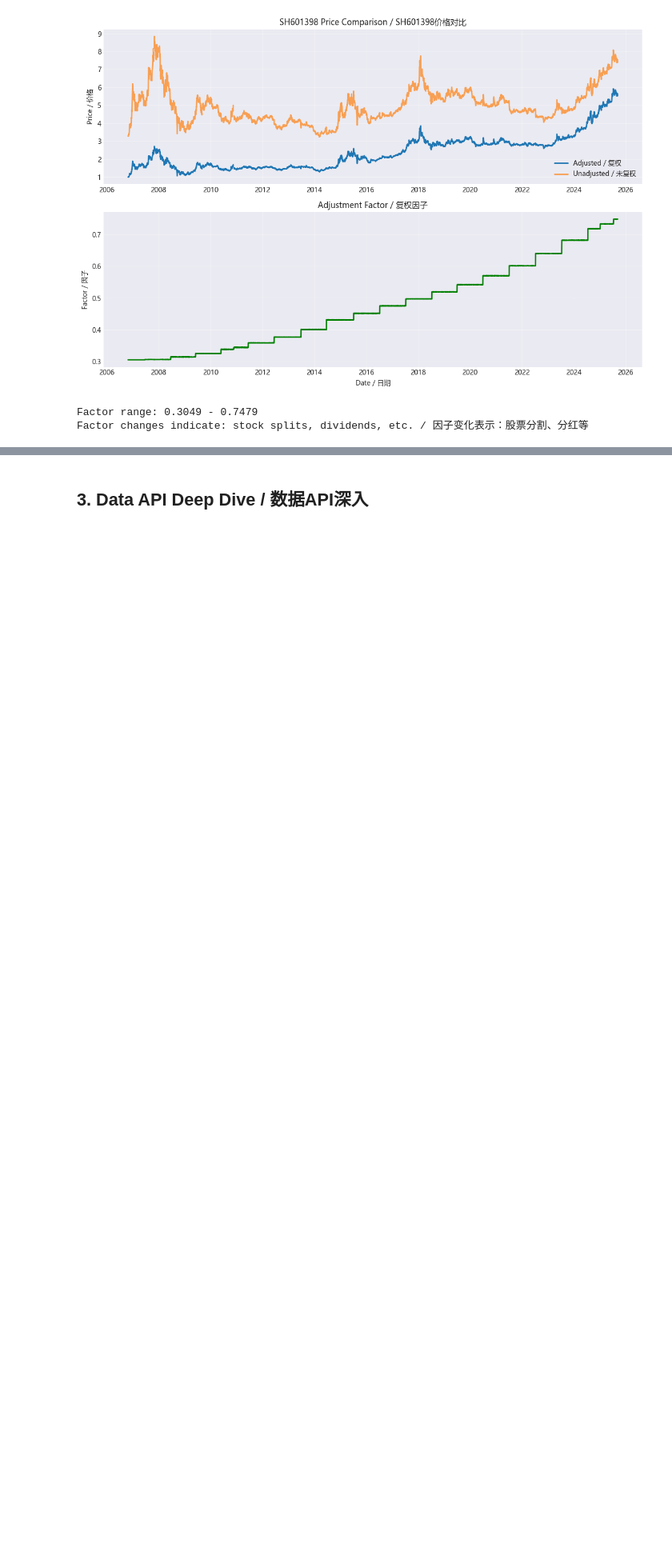
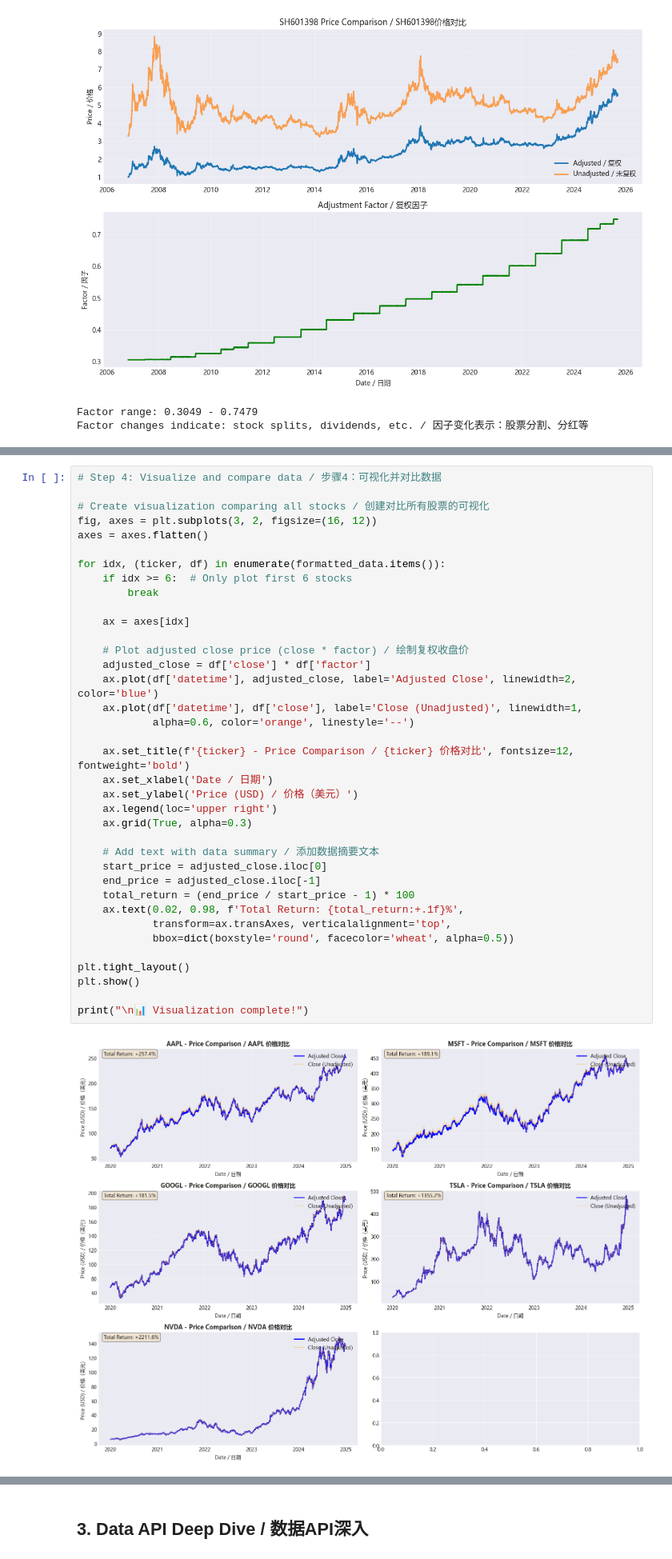
Before and after one commit to MariusWz/qlib-experiment, a Jupyter notebook: notebooks/02_data_module_detailed.ipynb, the cells around one changed output, grey strips where cells are left out. Shown: that part at 80% size. Saved outputs shown, nothing was run; the diff lists cells and outputs as text; blank space fills up the shorter version.

```diff
--- a/notebooks/02_data_module_detailed.ipynb
+++ b/notebooks/02_data_module_detailed.ipynb
@@ -306,0 +616,39 @@ Factor changes indicate: stock splits, dividends, etc. / 因子变化表示：
+# %%
+# Step 4: Visualize and compare data / 步骤4：可视化并对比数据
+
+# Create visualization comparing all stocks / 创建对比所有股票的可视化
+fig, axes = plt.subplots(3, 2, figsize=(16, 12))
+axes = axes.flatten()
+
+for idx, (ticker, df) in enumerate(formatted_data.items()):
+    if idx >= 6:  # Only plot first 6 stocks
+        break
+
+    ax = axes[idx]
+
+    # Plot adjusted close price (close * factor) / 绘制复权收盘价
+    adjusted_close = df['close'] * df['factor']
+    ax.plot(df['datetime'], adjusted_close, label='Adjusted Close', linewidth=2, color='blue')
+    ax.plot(df['datetime'], df['close'], label='Close (Unadjusted)', linewidth=1,
+            alpha=0.6, color='orange', linestyle='--')
+
+    ax.set_title(f'{ticker} - Price Comparison / {ticker} 价格对比', fontsize=12, fontweight='bold')
+    ax.set_xlabel('Date / 日期')
+    ax.set_ylabel('Price (USD) / 价格（美元）')
+    ax.legend(loc='upper right')
+    ax.grid(True, alpha=0.3)
+
+    # Add text with data summary / 添加数据摘要文本
+    start_price = adjusted_close.iloc[0]
+    end_price = adjusted_close.iloc[-1]
+    total_return = (end_price / start_price - 1) * 100
+    ax.text(0.02, 0.98, f'Total Return: {total_return:+.1f}%',
+            transform=ax.transAxes, verticalalignment='top',
+            bbox=dict(boxstyle='round', facecolor='wheat', alpha=0.5))
+
+plt.tight_layout()
+plt.show()
+
+print("\n📊 Visualization complete!")
+# %% [output]
+[figure, added]
```
Also changed, not shown: parts of 14 cells of this notebook, 3 other files.
